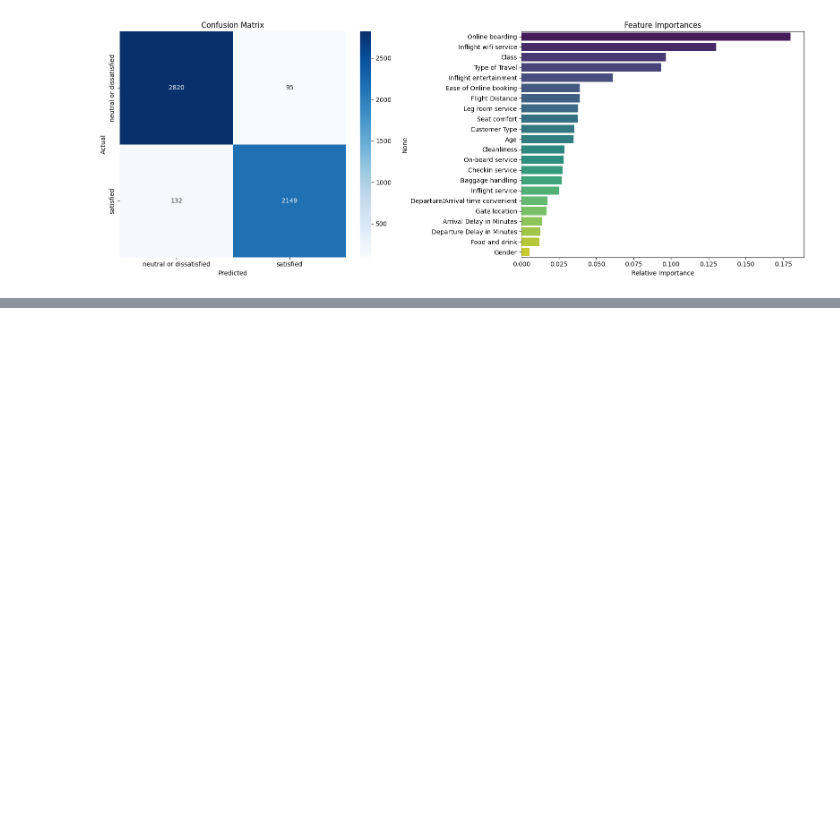
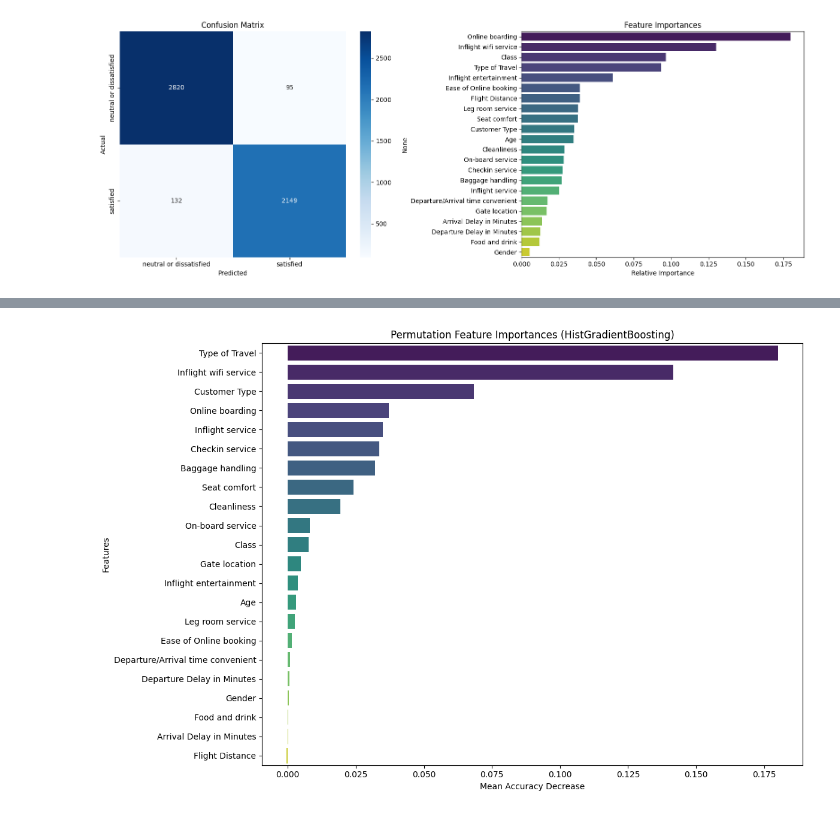
Before and after one commit to kxrrym03/Airline-Passenger-Satisfaction, a Jupyter notebook: Airline_Passenger_Satisfaction.ipynb, the cells around one changed output, grey strips where cells are left out. Saved outputs shown, nothing was run; the diff lists cells and outputs as text; code cells hidden in the pictures; blank space fills up the shorter version.

```diff
--- a/Airline_Passenger_Satisfaction.ipynb
+++ b/Airline_Passenger_Satisfaction.ipynb
@@ -328,0 +370,23 @@ plt.show()
+# %%
+from sklearn.inspection import permutation_importance
+
+# Calculate permutation importance
+result = permutation_importance(hgb_model, X_test, y_test, n_repeats=10, random_state=42, n_jobs=-1)
+
+# Sort importances
+sorted_importances_idx = result.importances_mean.argsort()[::-1]
+
+# Plot
+plt.figure(figsize=(12, 8))
+sns.barplot(
+    x=result.importances_mean[sorted_importances_idx],
+    y=X_test.columns[sorted_importances_idx],
+    palette='viridis'
+)
+plt.title('Permutation Feature Importances (HistGradientBoosting)')
+plt.xlabel('Mean Accuracy Decrease')
+plt.ylabel('Features')
+plt.tight_layout()
+plt.show()
+# %% [output]
+[figure, added]
```
Also changed, not shown: parts of 3 cells of this notebook.
